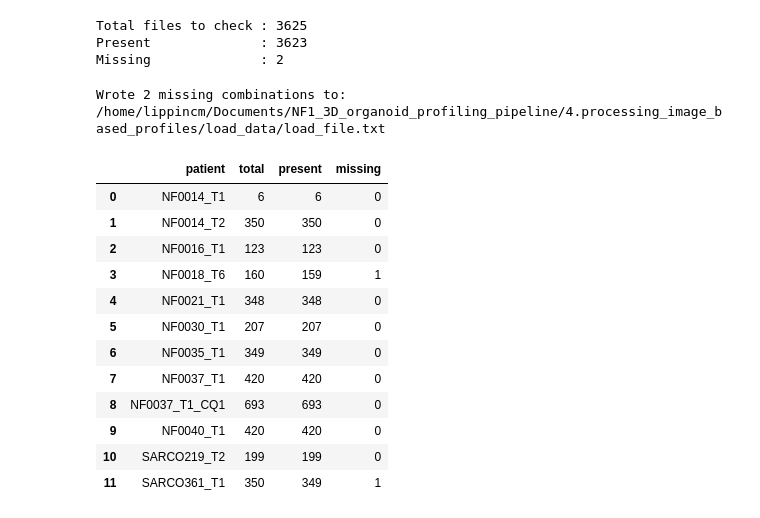
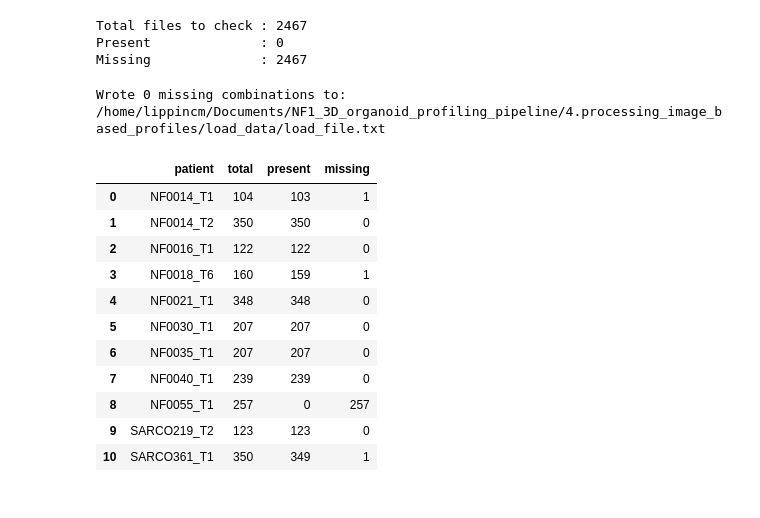
Before and after one commit to WayScience/NF1_3D_organoid_profiling_pipeline, a Jupyter notebook: 4.processing_image_based_profiles/notebooks/generate_load_data.ipynb, the cells around one changed output. Cells and saved outputs as stored; diff of their text form; code cells hidden in the pictures.

```diff
--- a/4.processing_image_based_profiles/notebooks/generate_load_data.ipynb
+++ b/4.processing_image_based_profiles/notebooks/generate_load_data.ipynb
@@ -14,6 +14,17 @@ profile_base_dir = bandicoot_check(
     pathlib.Path(os.path.expanduser("~/mnt/bandicoot/NF1_organoid_data")).resolve(),
     root_dir,
 )
+# %%
+def count_parquets(row):
+    extracted_features_dir = (
+        profile_base_dir
+        / "data"
+        / row["patient"]
+        / "extracted_features"
+        / row["well_fov"]
+    )
+    if extracted_features_dir.exists():
+        return sum(1 for p in extracted_features_dir.glob("*.parquet"))
 # %%
 patients_file_path = pathlib.Path(f"{root_dir}/data/patient_IDs.txt").resolve(
     strict=True
@@ -85,43 +97,49 @@ for patient, well_fov in tqdm(
             p.as_posix() for p in profile_dir.glob("*.duckdb") if p.is_file()
         )
 
-df["exists"] = df["file_path"].isin(existing_duckdbs)
-
-total = len(df)
-present = df["exists"].sum()
-print(f"Total files to check : {total}")
-print(f"Present              : {present}")
-print(f"Missing              : {total - present}")
+df["duckdb_exists"] = df["file_path"].isin(existing_duckdbs)
-# %% [output]
-Total files to check : 3625
-Present              : 3623
-Missing              : 2
+# %%
+# check each well fov to search for the number of extracted feature parquet files
+
+df["num_parquets"] = df.apply(count_parquets, axis=1)
+# %%
+total = len(df)
+# present = df["exists"].sum()
+present = df.loc[df["duckdb_exists"] & (df["num_parquets"] == 101)].shape[0]
+print(f"Total files to check : {total}")
+print(f"Present              : {present}")
+print(f"Missing              : {total - present}")
+# %% [output]
+Total files to check : 2467
+Present              : 0
+Missing              : 2467
 # %%
 # Write missing combinations to load_file.txt
-df_missing = df.loc[~df["exists"], ["patient", "well_fov"]].reset_index(drop=True)
+df_missing = df.loc[
+    ~df["duckdb_exists"] & (df["num_parquets"] == 101), ["patient", "well_fov"]
+].reset_index(drop=True)
 df_missing.to_csv(load_file_path, sep="\t", index=False, header=False)
 print(f"Wrote {len(df_missing)} missing combinations to: {load_file_path}")
 # %% [output]
-Wrote 2 missing combinations to: /home/lippincm/Documents/NF1_3D_organoid_profiling_pipeline/4.processing_image_based_profiles/load_data/load_file.txt
+Wrote 0 missing combinations to: /home/lippincm/Documents/NF1_3D_organoid_profiling_pipeline/4.processing_image_based_profiles/load_data/load_file.txt
 # %%
 # Summary by patient
 summary_df = (
-    df.groupby("patient")[["exists"]]
-    .agg(total=("exists", "count"), present=("exists", "sum"))
+    df.groupby("patient")[["duckdb_exists"]]
+    .agg(total=("duckdb_exists", "count"), present=("duckdb_exists", "sum"))
     .assign(missing=lambda x: x["total"] - x["present"])
 )
 summary_df.reset_index()
 # %% [output]
 |  | patient | total | present | missing |
-| 0 | NF0014_T1 | 6 | 6 | 0 |
+| 0 | NF0014_T1 | 104 | 103 | 1 |
 | 1 | NF0014_T2 | 350 | 350 | 0 |
-| 2 | NF0016_T1 | 123 | 123 | 0 |
+| 2 | NF0016_T1 | 122 | 122 | 0 |
 | 3 | NF0018_T6 | 160 | 159 | 1 |
 | 4 | NF0021_T1 | 348 | 348 | 0 |
 | 5 | NF0030_T1 | 207 | 207 | 0 |
-| 6 | NF0035_T1 | 349 | 349 | 0 |
-| 7 | NF0037_T1 | 420 | 420 | 0 |
-| 8 | NF0037_T1_CQ1 | 693 | 693 | 0 |
-| 9 | NF0040_T1 | 420 | 420 | 0 |
-| 10 | SARCO219_T2 | 199 | 199 | 0 |
-| 11 | SARCO361_T1 | 350 | 349 | 1 |
+| 6 | NF0035_T1 | 207 | 207 | 0 |
+| 7 | NF0040_T1 | 239 | 239 | 0 |
+| 8 | NF0055_T1 | 257 | 0 | 257 |
+| 9 | SARCO219_T2 | 123 | 123 | 0 |
+| 10 | SARCO361_T1 | 350 | 349 | 1 |
```
Also changed, not shown: parts of 1 cell of this notebook, 15 other files.
